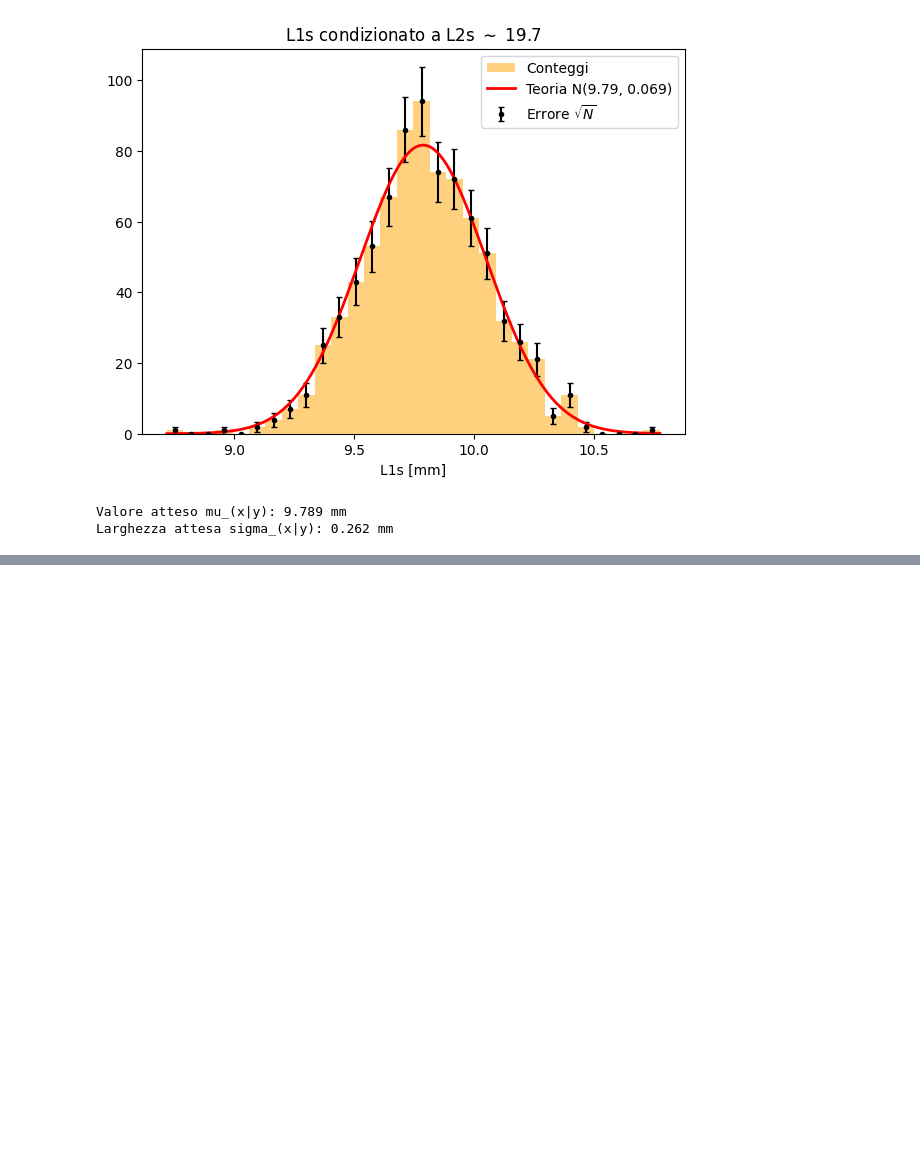
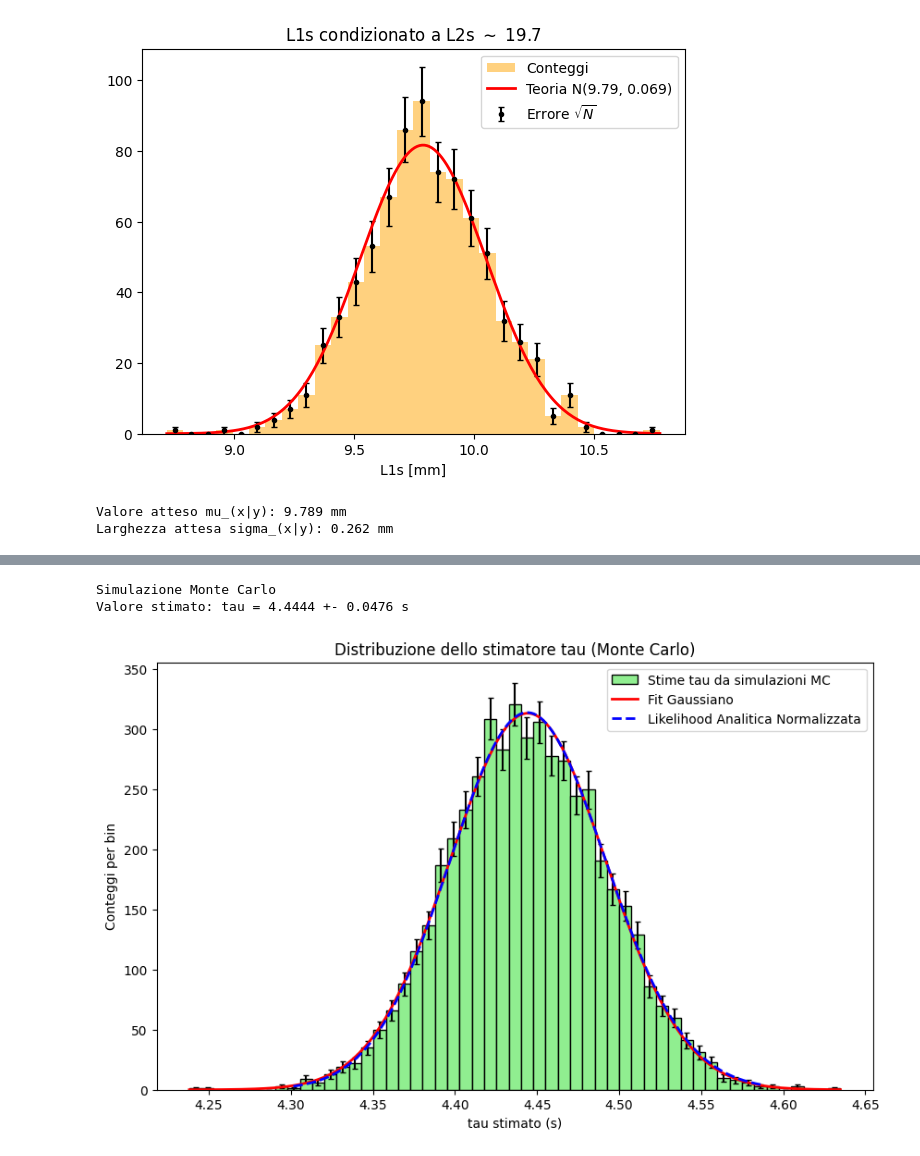
Before and after one commit to Its-mics/Statistica, a Jupyter notebook: laboratorio/Esercitazioni/File_Esercitazioni.ipynb, the cells around one changed output, grey strips where cells are left out. Saved outputs shown, nothing was run; the diff lists cells and outputs as text; code cells hidden in the pictures; blank space fills up the shorter version.

```diff
--- a/laboratorio/Esercitazioni/File_Esercitazioni.ipynb
+++ b/laboratorio/Esercitazioni/File_Esercitazioni.ipynb
@@ -633,0 +735,47 @@ Larghezza attesa sigma_(x|y): 0.262 mm
+# %%
+m = 5000
+tau_simulati = np.zeros(m)
+
+#m esperimenti
+for j in range(m):
+    esperimento_mc = np.random.exponential(scale=stima_tau, size=N)
+    tau_simulati[j] = np.mean(esperimento_mc)
+
+tau_mc = np.mean(tau_simulati)
+sigma_mc = np.std(tau_simulati, ddof=1) # ddof=1 per avere la stima corretta della deviazione standard campionaria (Bessel)
+
+print("Simulazione Monte Carlo")
+print(f"Valore stimato: tau = {tau_mc:.4f} +- {sigma_mc:.4f} s")
+
+#istogramma
+conteggi, bordi, _ = plt.hist(tau_simulati, bins='auto', color='lightgreen', edgecolor='black', label='Stime tau da simulazioni MC')
+delta_x_mc = bordi[1] - bordi[0]
+centri_mc = 0.5 * (bordi[1:] + bordi[:-1])
+
+#errore
+plt.errorbar(centri_mc, conteggi, yerr=np.sqrt(conteggi), fmt='none', ecolor='black', capsize=2)
+
+# Sovrapposizione Gaussiana
+tau_plot_mc = np.linspace(np.min(tau_simulati), np.max(tau_simulati), 200)
+gauss_pdf = (1 / (sigma_mc * np.sqrt(2 * np.pi))) * np.exp(-0.5 * ((tau_plot_mc - tau_mc) / sigma_mc)**2)
+plt.plot(tau_plot_mc, gauss_pdf * (m * delta_x_mc), color='red', lw=2, label='Fit Gaussiano')
+
+
+# Calcolo della normalizzazione con la formula esatta dell'esercitazione
+lnNorm = loggamma(N - 1) - (N - 1) * np.log(sum_t)
+
+# Densità di probabilità normalizzata dalla Likelihood
+likelihood_pdf = np.exp(lnL - lnNorm)
+
+# Moltiplichiamo per (totale eventi * larghezza_bin) per sovrapporre correttamente ai conteggi dell'istogramma
+plt.plot(tau_vals, likelihood_pdf * (m * delta_x_mc), color='blue', linestyle='--', lw=2, label='Likelihood Analitica Normalizzata')
+
+plt.title("Distribuzione dello stimatore tau (Monte Carlo)")
+plt.xlabel("tau stimato (s)")
+plt.ylabel("Conteggi per bin")
+plt.legend()
+plt.show()
+# %% [output]
+Simulazione Monte Carlo
+Valore stimato: tau = 4.4444 +- 0.0476 s
+[figure, added]
```
Also changed, not shown: parts of 9 cells of this notebook, 1 other file.
